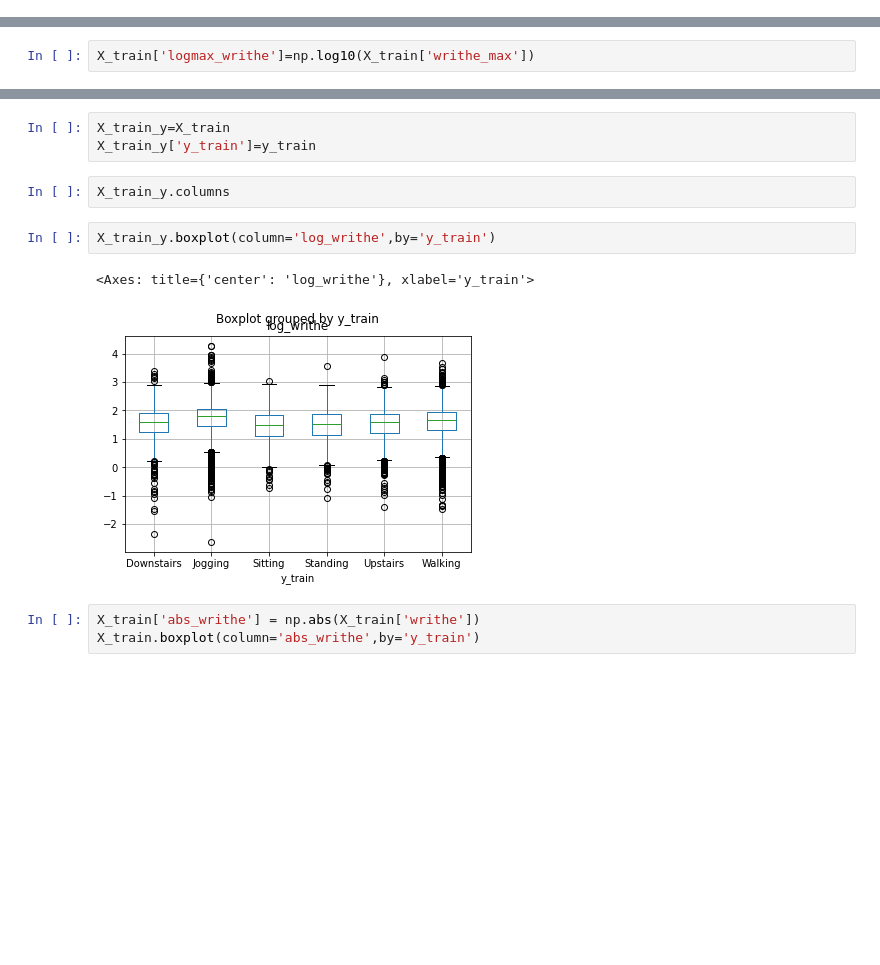
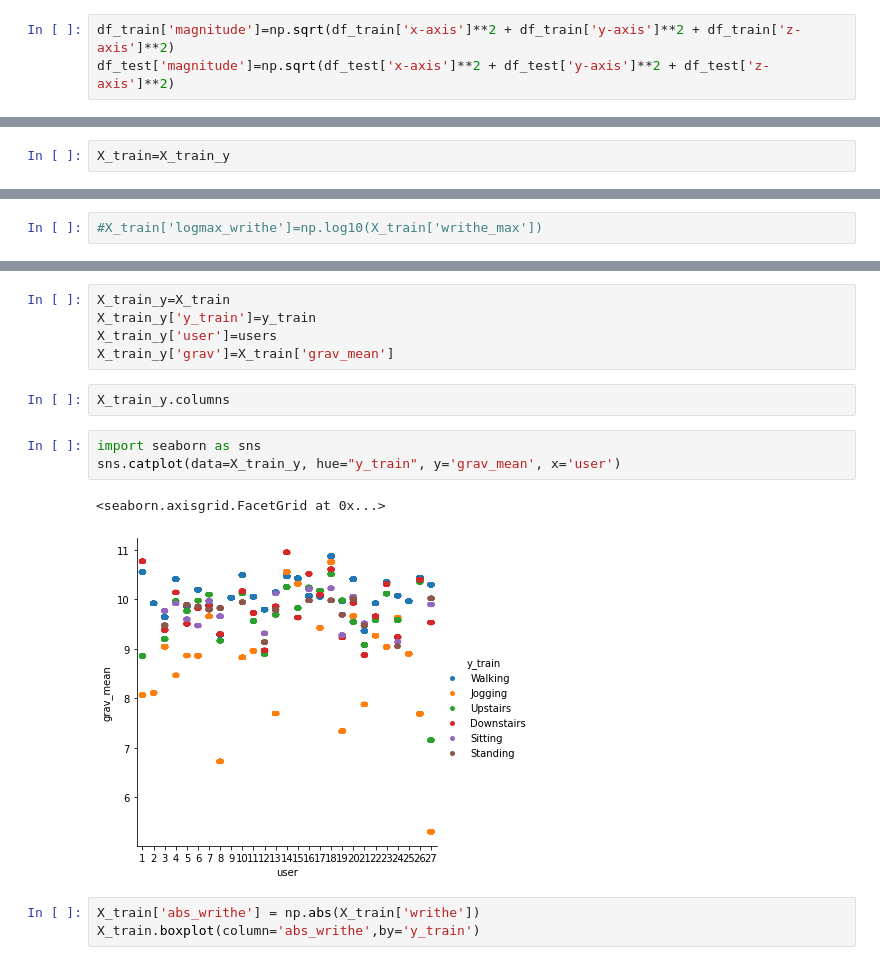
Before and after one commit to rbarkerclarke/ClassifyingWISDM6, a Jupyter notebook: WISDM6_DataClassification.ipynb, the cells around one changed output, grey strips where cells are left out. Cells and saved outputs as stored; diff of their text form; blank space fills up the shorter version.

```diff
--- a/WISDM6_DataClassification.ipynb
+++ b/WISDM6_DataClassification.ipynb
@@ -72,0 +142,3 @@ df_test = df[df['user']>27]
+# %%
+df_train['magnitude']=np.sqrt(df_train['x-axis']**2 + df_train['y-axis']**2 + df_train['z-axis']**2)
+df_test['magnitude']=np.sqrt(df_test['x-axis']**2 + df_test['y-axis']**2 + df_test['z-axis']**2)
@@ -439,3 +614,5 @@ y_train = np.array(train_labels)
 y_test = np.array(test_labels)
 # %% [markdown]
 ## Under/Over Sampling
+# %%
+X_train=X_train_y
@@ -619,3 +908,3 @@ X_train['abs_writhe']=np.abs(X_train['writhe'])
 #X_train['writhe_mean']=X_train['abs_writhe']*np.abs(X_train['x_max'])
 # %%
-X_train['logmax_writhe']=np.log10(X_train['writhe_max'])
+#X_train['logmax_writhe']=np.log10(X_train['writhe_max'])
@@ -626,13 +913,16 @@ X_train['logmaxwr_mean']=X_train['logmax_writhe']/np.abs(X_train['x_max'])
 # %%
 X_train_y=X_train
 X_train_y['y_train']=y_train
+X_train_y['user']=users
+X_train_y['grav']=X_train['grav_mean']
 # %%
 X_train_y.columns
 # %%
-X_train_y.boxplot(column='log_writhe',by='y_train')
+import seaborn as sns
+sns.catplot(data=X_train_y, hue="y_train", y='grav_mean', x='user')
 # %% [output]
-<Axes: title={'center': 'log_writhe'}, xlabel='y_train'>
+<seaborn.axisgrid.FacetGrid at 0x...>
-[figure, old version]
+[figure, new version]
 # %%
 X_train['abs_writhe'] = np.abs(X_train['writhe'])
 X_train.boxplot(column='abs_writhe',by='y_train')
```
Also changed, not shown: parts of 78 cells of this notebook.
